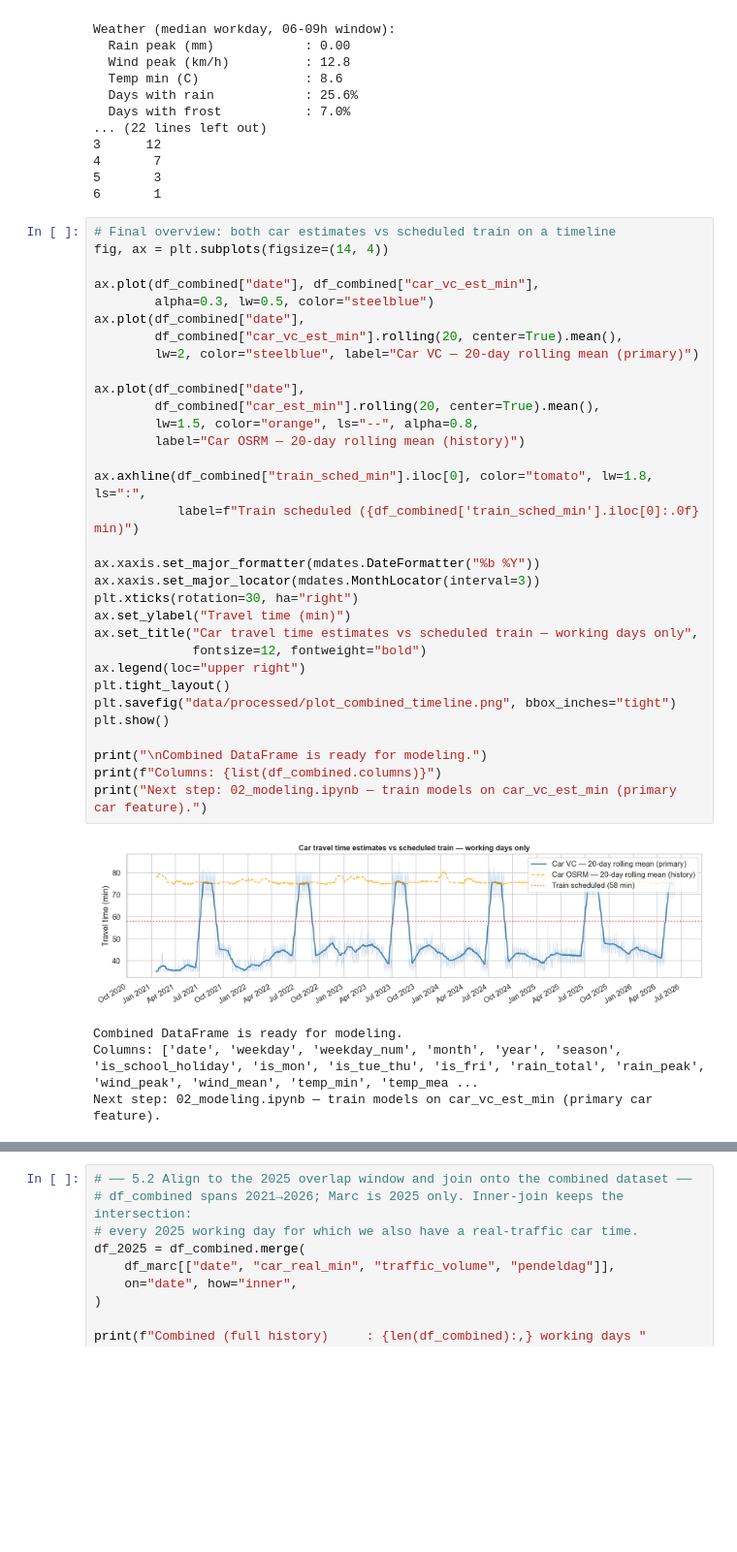
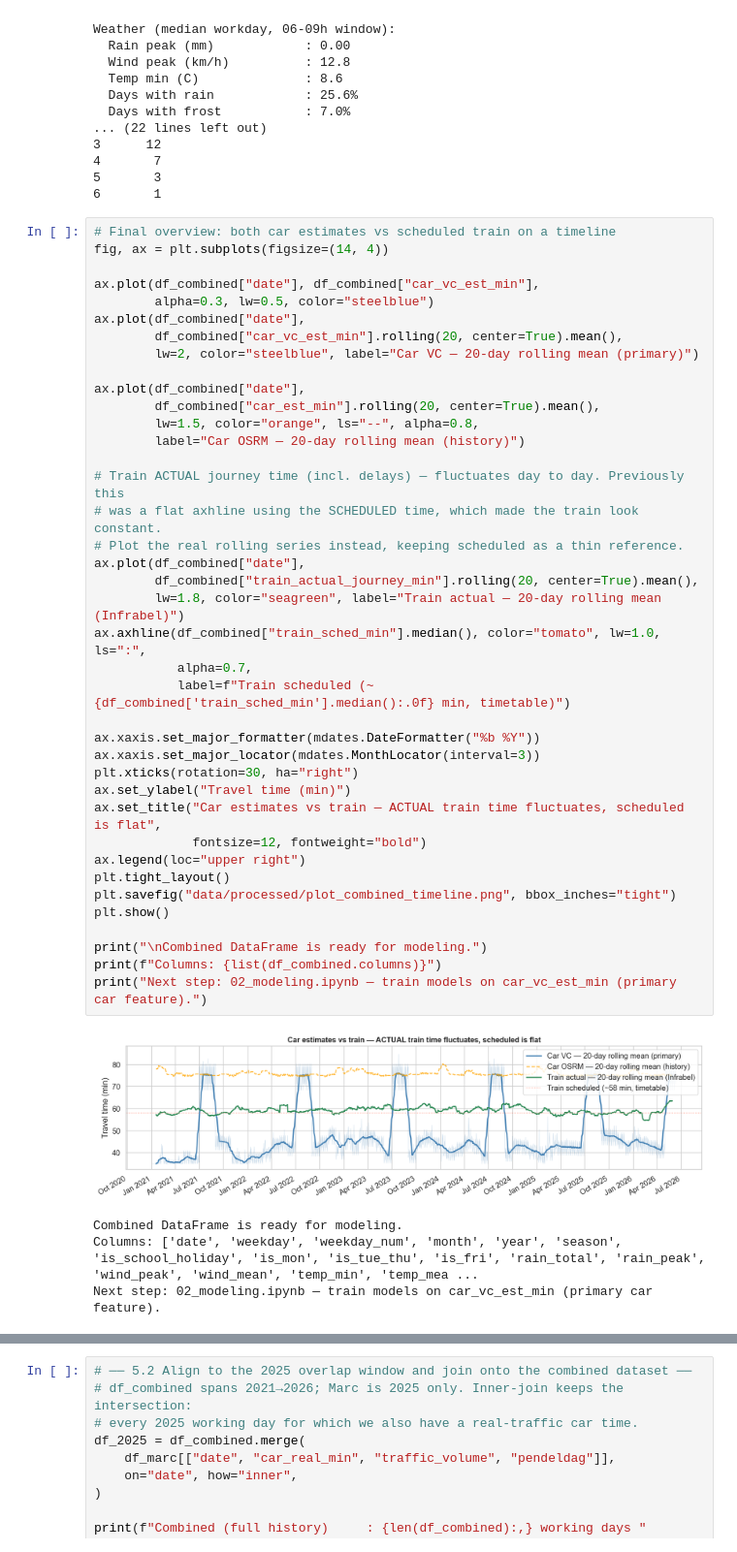
Before and after one commit to MaximeMylle/trafic_forecast_datascience, a Jupyter notebook: 01_data_exploration_combined_v2.ipynb, the cells around one changed output, grey strips where cells are left out. Shown at 97% size. Saved outputs shown, nothing was run; the diff lists cells and outputs as text; blank space fills up the shorter version.

```diff
--- a/01_data_exploration_combined_v2.ipynb
+++ b/01_data_exploration_combined_v2.ipynb
@@ -1259,37 +1278,44 @@ Weather (median workday, 06-09h window):
 # %%
 # Final overview: both car estimates vs scheduled train on a timeline
 fig, ax = plt.subplots(figsize=(14, 4))
 
 ax.plot(df_combined["date"], df_combined["car_vc_est_min"],
         alpha=0.3, lw=0.5, color="steelblue")
 ax.plot(df_combined["date"],
         df_combined["car_vc_est_min"].rolling(20, center=True).mean(),
         lw=2, color="steelblue", label="Car VC — 20-day rolling mean (primary)")
 
 ax.plot(df_combined["date"],
         df_combined["car_est_min"].rolling(20, center=True).mean(),
         lw=1.5, color="orange", ls="--", alpha=0.8,
         label="Car OSRM — 20-day rolling mean (history)")
 
-ax.axhline(df_combined["train_sched_min"].iloc[0], color="tomato", lw=1.8, ls=":",
-           label=f"Train scheduled ({df_combined['train_sched_min'].iloc[0]:.0f} min)")
+# Train ACTUAL journey time (incl. delays) — fluctuates day to day. Previously this
+# was a flat axhline using the SCHEDULED time, which made the train look constant.
+# Plot the real rolling series instead, keeping scheduled as a thin reference.
+ax.plot(df_combined["date"],
+        df_combined["train_actual_journey_min"].rolling(20, center=True).mean(),
+        lw=1.8, color="seagreen", label="Train actual — 20-day rolling mean (Infrabel)")
+ax.axhline(df_combined["train_sched_min"].median(), color="tomato", lw=1.0, ls=":",
+           alpha=0.7,
+           label=f"Train scheduled (~{df_combined['train_sched_min'].median():.0f} min, timetable)")
 
 ax.xaxis.set_major_formatter(mdates.DateFormatter("%b %Y"))
 ax.xaxis.set_major_locator(mdates.MonthLocator(interval=3))
 plt.xticks(rotation=30, ha="right")
 ax.set_ylabel("Travel time (min)")
-ax.set_title("Car travel time estimates vs scheduled train — working days only",
+ax.set_title("Car estimates vs train — ACTUAL train time fluctuates, scheduled is flat",
              fontsize=12, fontweight="bold")
 ax.legend(loc="upper right")
 plt.tight_layout()
 plt.savefig("data/processed/plot_combined_timeline.png", bbox_inches="tight")
 plt.show()
 
 print("\nCombined DataFrame is ready for modeling.")
 print(f"Columns: {list(df_combined.columns)}")
 print("Next step: 02_modeling.ipynb — train models on car_vc_est_min (primary car feature).")
 # %% [output]
-[figure, old version]
+[figure, new version]
 Combined DataFrame is ready for modeling.
 Columns: ['date', 'weekday', 'weekday_num', 'month', 'year', 'season', 'is_school_holiday', 'is_mon', 'is_tue_thu', 'is_fri', 'rain_total', 'rain_peak', 'wind_peak', 'wind_mean', 'temp_min', 'temp_mea ...
 Next step: 02_modeling.ipynb — train models on car_vc_est_min (primary car feature).
```
Also changed, not shown: parts of 14 cells of this notebook, 18 other files.
